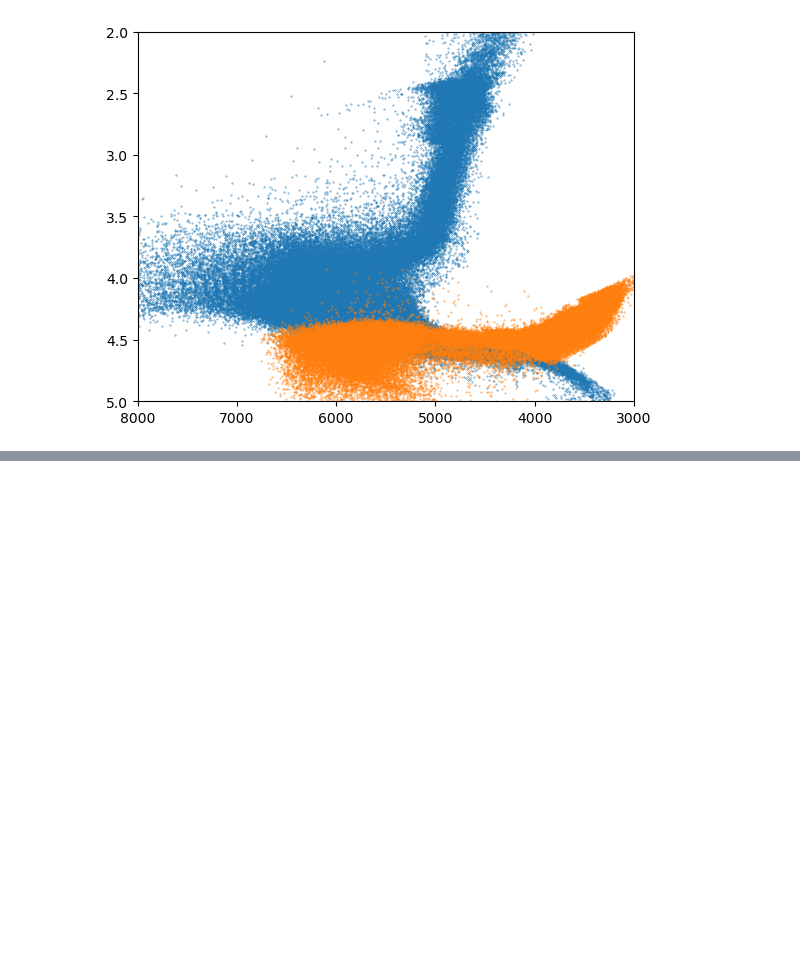
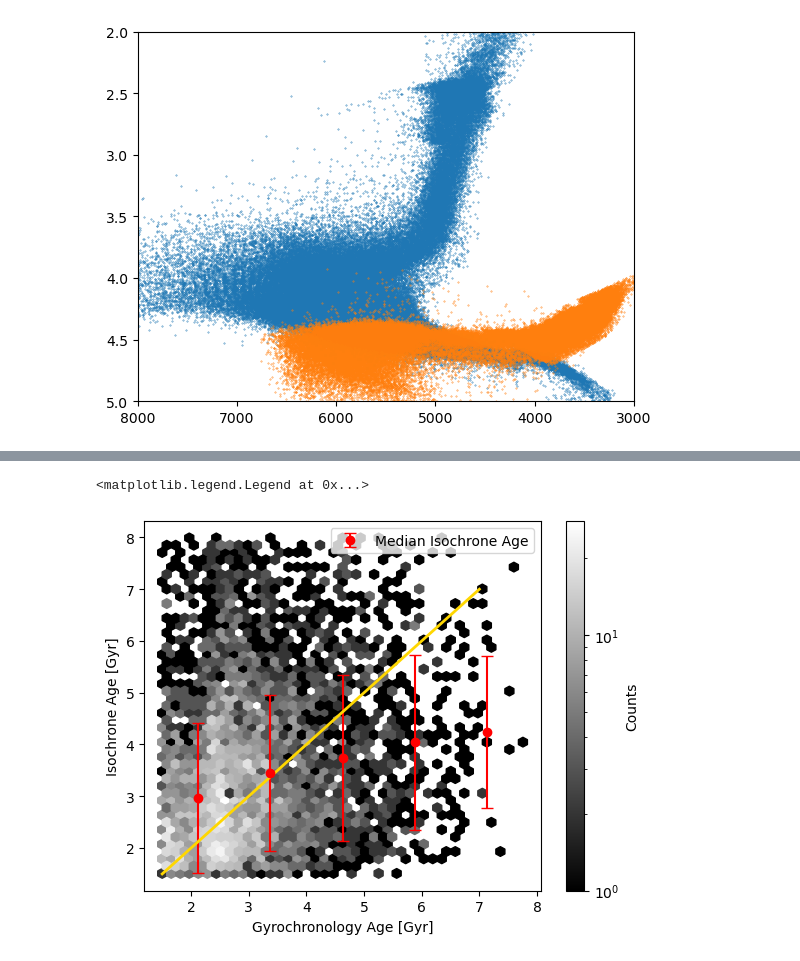
Before and after one commit to sangeethankumar/Astronomy, a Jupyter notebook: Exoplanet Occurrence Rate/Figure 1 Reproduce.ipynb, the cells around one changed output, grey strips where cells are left out. Drawn from its saved outputs; the diff is of its cells as text; code cells hidden in the pictures; blank space fills up the shorter version.

```diff
--- a/Exoplanet Occurrence Rate/Figure 1 Reproduce.ipynb
+++ b/Exoplanet Occurrence Rate/Figure 1 Reproduce.ipynb
@@ -200,0 +210,15 @@ isc_quality.dropna(subset=['[Fe/H]'])
+# %%
+hb = plt.hexbin(df['Age_gyc'], df['Age_iso'], gridsize=40, cmap="gray", bins='log')
+bin_means, bin_edges, _ = stats.binned_statistic(df['Age_gyc'], df['Age_iso'], statistic='median', bins=5)
+bin_centers = (bin_edges[:-1] + bin_edges[1:]) / 2
+bin_stds, _, _ = stats.binned_statistic(df['Age_gyc'], df['Age_iso'], statistic='std', bins=5)
+plt.errorbar(bin_centers, bin_means, yerr=bin_stds, fmt='o', color='red', capsize=4, label="Median Isochrone Age")
+x = np.linspace(1.5, 7, 100)
+plt.plot(x, x, color='gold', linewidth=2)
+plt.xlabel("Gyrochronology Age [Gyr]")
+plt.ylabel("Isochrone Age [Gyr]")
+plt.colorbar(hb, label="Counts")
+plt.legend()
+# %% [output]
+<matplotlib.legend.Legend at 0x...>
+[figure, added]
```
Also changed, not shown: parts of 12 cells of this notebook.
